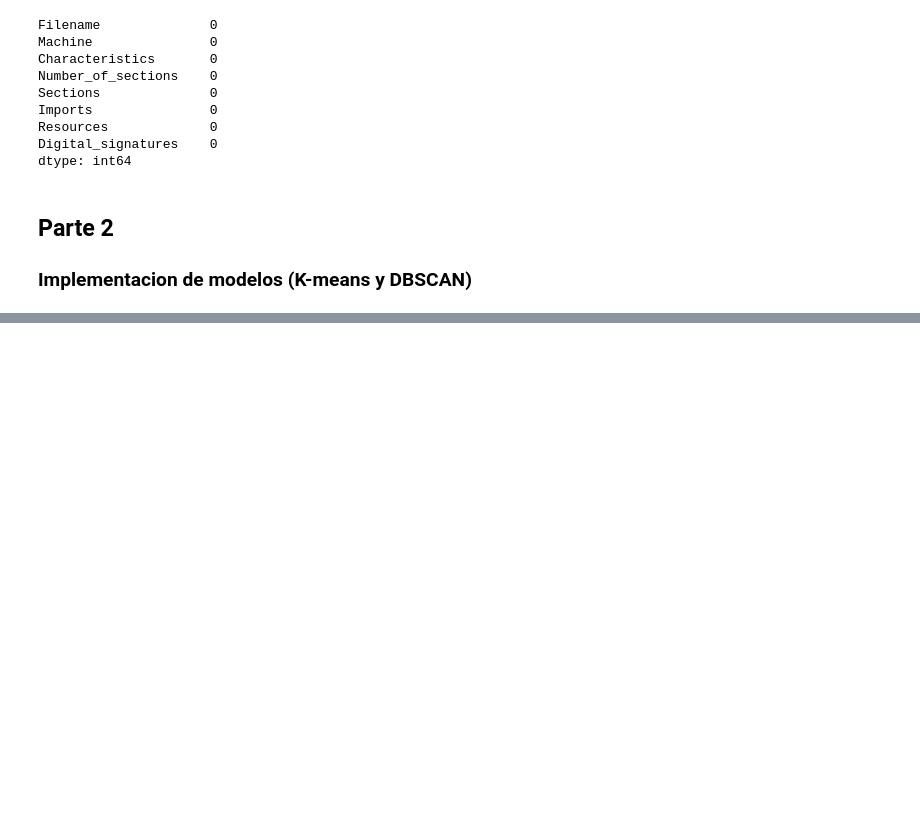
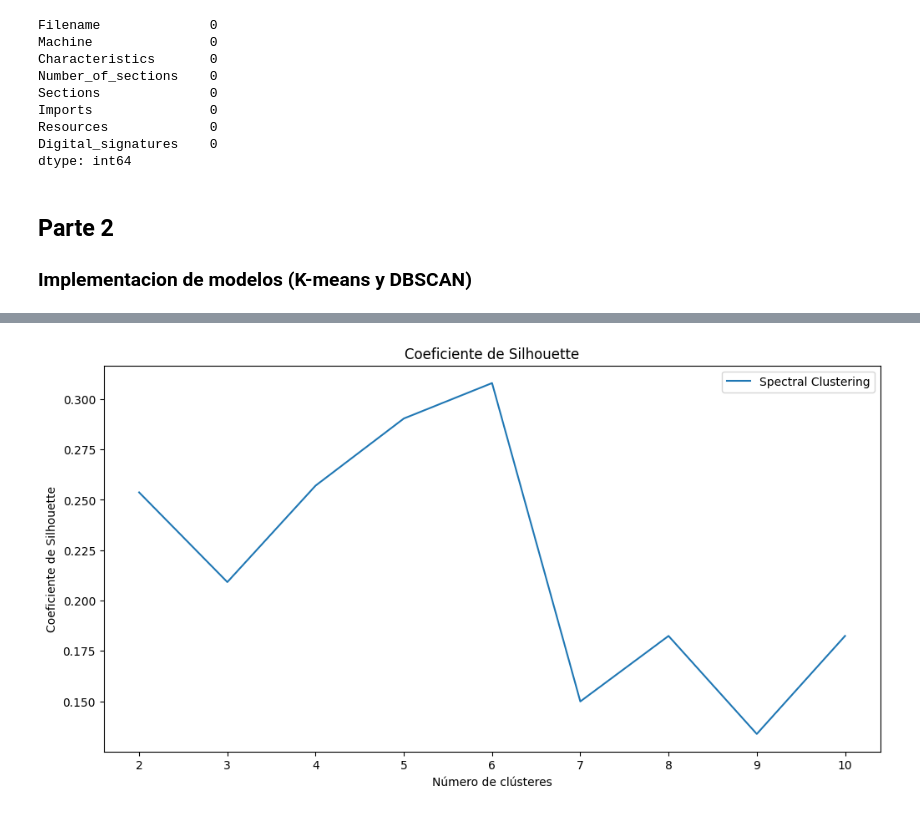
Before and after one commit to her20053/Security-Data-Science, a Jupyter notebook: Laboratorio 4/lab4.ipynb, the cells around one changed output, grey strips where cells are left out. Drawn from its saved outputs; the diff is of its cells as text; code cells hidden in the pictures; blank space fills up the shorter version.

```diff
--- a/Laboratorio 4/lab4.ipynb
+++ b/Laboratorio 4/lab4.ipynb
@@ -170,0 +197,25 @@ for num_clusters in range(1, max_clusters+1):
+# %%
+# Crea listas para almacenar los coeficientes de Silhouette de cada número de clústeres
+spectral_silhouettes = []
+
+# Prueba diferentes números de clústeres
+for num_clusters in range(2, max_clusters+1):  # El coeficiente de Silhouette no está definido para 1 clúster
+    # Crea el objeto SpectralClustering
+    spectral = SpectralClustering(n_clusters=num_clusters, affinity='nearest_neighbors')
+
+    # Ajusta el modelo a tus datos
+    labels = spectral.fit_predict(df)
+
+    # Calcula el coeficiente de Silhouette del modelo
+    spectral_silhouettes.append(silhouette_score(df, labels))
+# %%
+# Genera la gráfica del coeficiente de Silhouette contra K
+plt.figure(figsize=(12, 6))
+plt.plot(range(2, max_clusters+1), spectral_silhouettes, label='Spectral Clustering')
+plt.title('Coeficiente de Silhouette')
+plt.xlabel('Número de clústeres')
+plt.ylabel('Coeficiente de Silhouette')
+plt.legend()
+plt.show()
+# %% [output]
+[figure, added]
```
Also changed, not shown: parts of 3 cells of this notebook.
